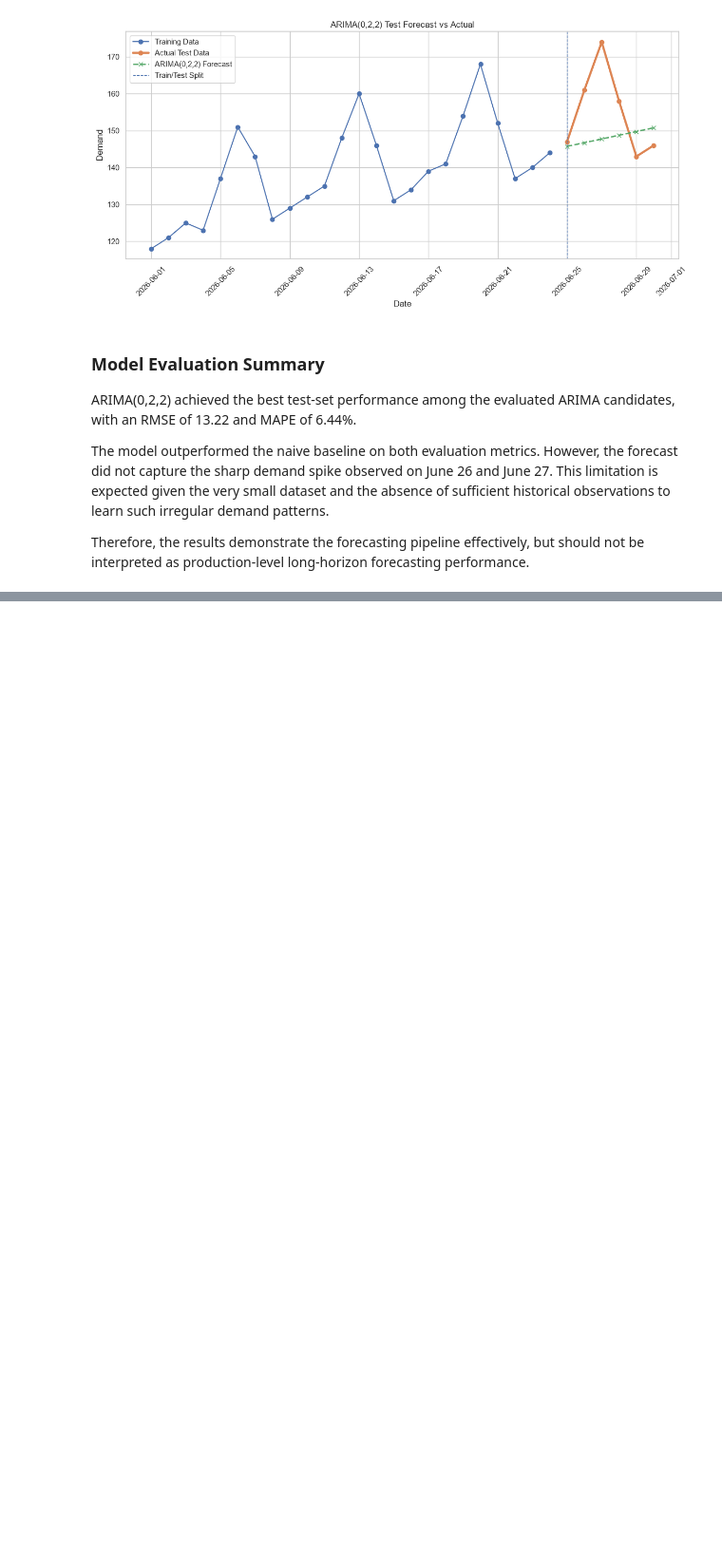
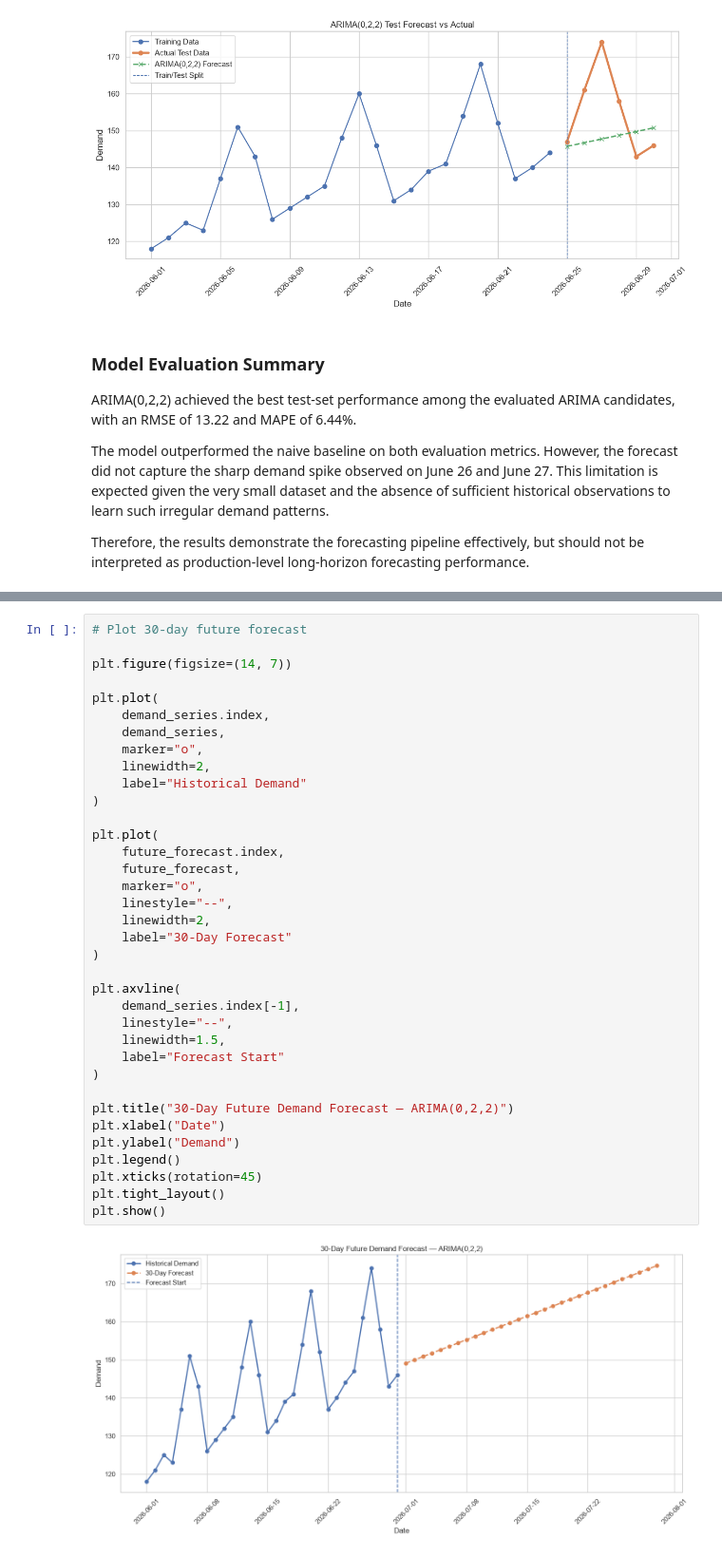
Before and after one commit to Debankumardas/Time-Series-Forecasting, a Jupyter notebook: notebooks/time_series_forecasting.ipynb, the cells around one changed output, grey strips where cells are left out. Shown at 95% size. Drawn from its saved outputs; the diff is of its cells as text; blank space fills up the shorter version.

Commit message:
feat: complete forecasting pipeline and documentation

```diff
--- a/notebooks/time_series_forecasting.ipynb
+++ b/notebooks/time_series_forecasting.ipynb
@@ -798,0 +843,38 @@ Therefore, the results demonstrate the forecasting pipeline effectively, but sho
+# %%
+# Plot 30-day future forecast
+
+plt.figure(figsize=(14, 7))
+
+plt.plot(
+    demand_series.index,
+    demand_series,
+    marker="o",
+    linewidth=2,
+    label="Historical Demand"
+)
+
+plt.plot(
+    future_forecast.index,
+    future_forecast,
+    marker="o",
+    linestyle="--",
+    linewidth=2,
+    label="30-Day Forecast"
+)
+
+plt.axvline(
+    demand_series.index[-1],
+    linestyle="--",
+    linewidth=1.5,
+    label="Forecast Start"
+)
+
+plt.title("30-Day Future Demand Forecast — ARIMA(0,2,2)")
+plt.xlabel("Date")
+plt.ylabel("Demand")
+plt.legend()
+plt.xticks(rotation=45)
+plt.tight_layout()
+plt.show()
+# %% [output]
+[figure, added]
```
Also changed, not shown: parts of 5 cells of this notebook, 3 other files.
